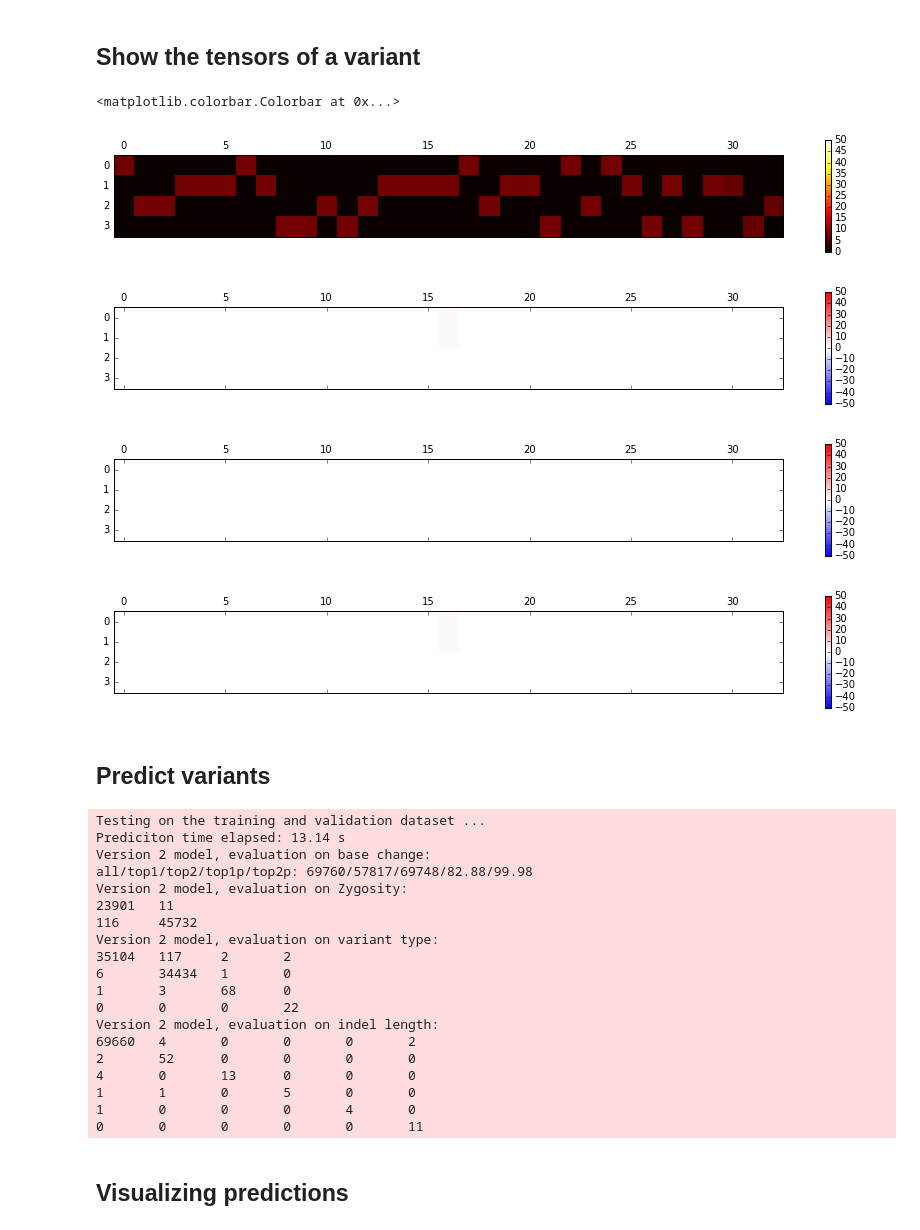
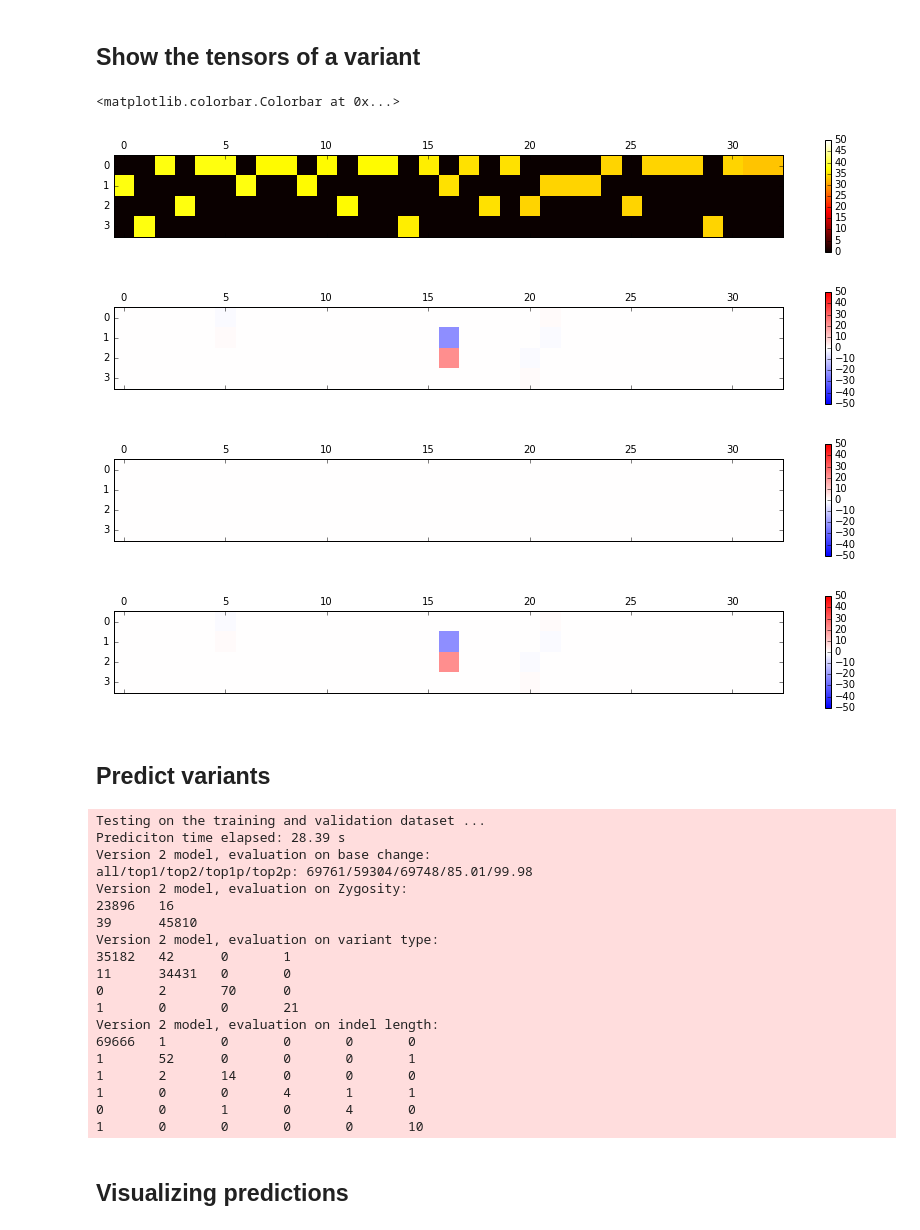
Before and after one commit to aquaskyline/Clairvoyante, a Jupyter notebook: jupyter_nb/visualization.ipynb, the cells around one changed output. Drawn from its saved outputs; the diff is of its cells as text; code cells hidden in the pictures.

```diff
--- a/jupyter_nb/visualization.ipynb
+++ b/jupyter_nb/visualization.ipynb
@@ -73,18 +73,24 @@ utils.GetTrainingArray("../training/tensor_can_chr22",
 ## Show the tensors of a variant
 # %%
 # Show how the four matrices are like
-i = 0
+i = 1234
 XArray, _, _ = utils.DecompressArray(XArrayCompressed, i, 1, total)
-figure(figsize=(15, 2)); matshow(XArray[0,:,:,0].transpose(), vmin=0, vmax=50, cmap=cm.hot, fignum=0); colorbar()
-figure(figsize=(15, 2)); matshow(XArray[0,:,:,1].transpose(), vmin=-50, vmax=50, cmap=cm.bwr, fignum=0); colorbar()
-figure(figsize=(15, 2)); matshow(XArray[0,:,:,2].transpose(), vmin=-50, vmax=50, cmap=cm.bwr, fignum=0); colorbar()
-figure(figsize=(15, 2)); matshow(XArray[0,:,:,3].transpose(), vmin=-50, vmax=50, cmap=cm.bwr, fignum=0); colorbar()
+
+figure(figsize=(15, 8));
+plt.subplot(4,1,1); plt.xticks(np.arange(0, 33, 1)); plt.yticks(np.arange(0, 4, 1), ['A','C','G','T'])
+plt.imshow(XArray[0,:,:,0].transpose(), vmin=0, vmax=50, interpolation="nearest", cmap=cm.hot); colorbar()
+plt.subplot(4,1,2); plt.xticks(np.arange(0, 33, 1)); plt.yticks(np.arange(0, 4, 1), ['A','C','G','T'])
+plt.imshow(XArray[0,:,:,1].transpose(), vmin=-50, vmax=50, interpolation="nearest", cmap=cm.bwr); colorbar()
+plt.subplot(4,1,3); plt.xticks(np.arange(0, 33, 1)); plt.yticks(np.arange(0, 4, 1), ['A','C','G','T'])
+plt.imshow(XArray[0,:,:,2].transpose(), vmin=-50, vmax=50, interpolation="nearest", cmap=cm.bwr); colorbar()
+plt.subplot(4,1,4); plt.xticks(np.arange(0, 33, 1)); plt.yticks(np.arange(0, 4, 1), ['A','C','G','T'])
+plt.imshow(XArray[0,:,:,3].transpose(), vmin=-50, vmax=50, interpolation="nearest", cmap=cm.bwr); colorbar()
 # %% [output]
 <matplotlib.colorbar.Colorbar at 0x...>
-[figure, old version]
+[figure, new version]
-[figure, old version]
+[figure, new version]
 [figure]
-[figure, old version]
+[figure, new version]
 # %% [markdown]
 ## Predict variants
 # %%
@@ -140,24 +146,24 @@ for i in range(6):
     print >> sys.stderr, "\t".join([str(ed[i][j]) for j in range(6)])
 # %% [output]
 Testing on the training and validation dataset ...
-Prediciton time elapsed: 13.14 s
+Prediciton time elapsed: 28.39 s
 Version 2 model, evaluation on base change:
-all/top1/top2/top1p/top2p: 69760/57817/69748/82.88/99.98
+all/top1/top2/top1p/top2p: 69761/59304/69748/85.01/99.98
 Version 2 model, evaluation on Zygosity:
-23901   11
-116     45732
+23896   16
+39      45810
 Version 2 model, evaluation on variant type:
-35104   117     2       2
-6       34434   1       0
-1       3       68      0
-0       0       0       22
+35182   42      0       1
+11      34431   0       0
+0       2       70      0
+1       0       0       21
 Version 2 model, evaluation on indel length:
-69660   4       0       0       0       2
-2       52      0       0       0       0
-4       0       13      0       0       0
-1       1       0       5       0       0
-1       0       0       0       4       0
-0       0       0       0       0       11
+69666   1       0       0       0       0
+1       52      0       0       0       1
+1       2       14      0       0       0
+1       0       0       4       1       1
+0       0       1       0       4       0
+1       0       0       0       0       10
 # %% [markdown]
 ## Visualizing predictions
 # %%
```
Also changed, not shown: parts of 15 cells of this notebook, 2 other files.
